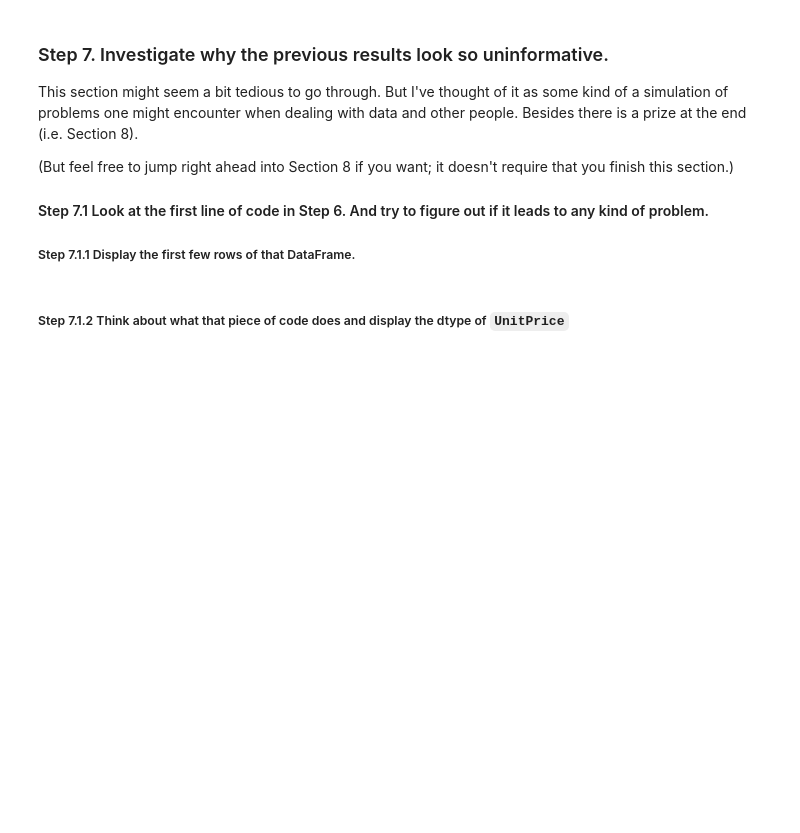
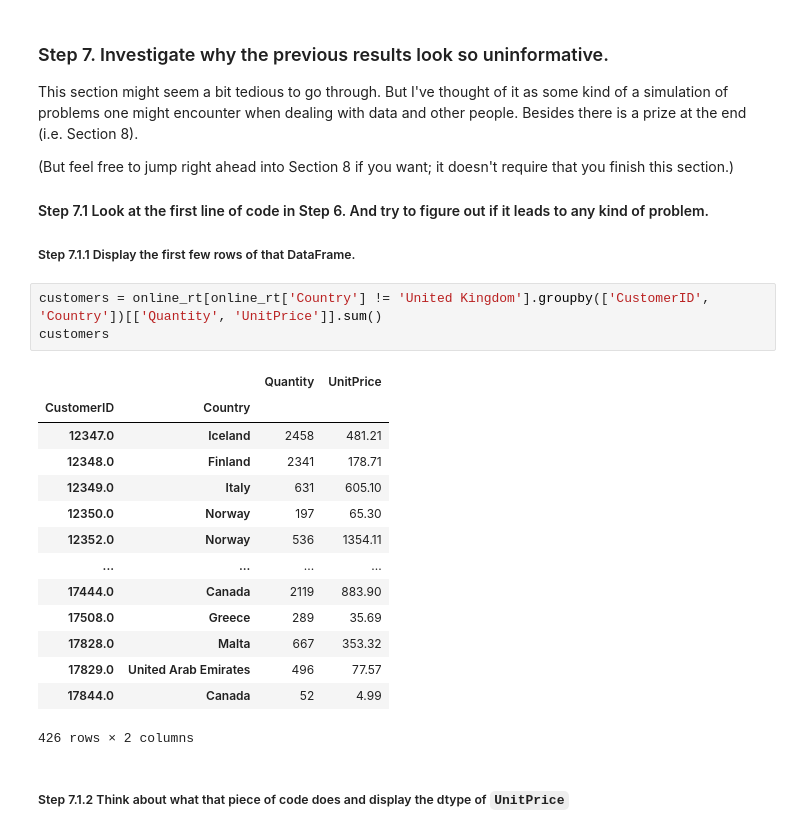
Before and after one commit to omj3424/Python_Programming_Study, a Jupyter notebook: pandas_exercises/07_Visualization/Online_Retail/Exercises.ipynb, the cells around one changed output. Drawn from its saved outputs; the diff is of its cells as text; blank space fills up the shorter version.

```diff
--- a/pandas_exercises/07_Visualization/Online_Retail/Exercises.ipynb
+++ b/pandas_exercises/07_Visualization/Online_Retail/Exercises.ipynb
@@ -130,5 +122,23 @@ This section might seem a bit tedious to go through. But I've thought of it as s
 
 #### Step 7.1 Look at the first line of code in Step 6. And try to figure out if it leads to any kind of problem.
 ##### Step 7.1.1 Display the first few rows of that DataFrame.
+# %%
+customers = online_rt[online_rt['Country'] != 'United Kingdom'].groupby(['CustomerID', 'Country'])[['Quantity', 'UnitPrice']].sum()
+customers
+# %% [output]
+|  |  | Quantity | UnitPrice |
+| CustomerID | Country |  |  |
+| 12347.0 | Iceland | 2458 | 481.21 |
+| 12348.0 | Finland | 2341 | 178.71 |
+| 12349.0 | Italy | 631 | 605.10 |
+| 12350.0 | Norway | 197 | 65.30 |
+| 12352.0 | Norway | 536 | 1354.11 |
+| ... | ... | ... | ... |
+| 17444.0 | Canada | 2119 | 883.90 |
+| 17508.0 | Greece | 289 | 35.69 |
+| 17828.0 | Malta | 667 | 353.32 |
+| 17829.0 | United Arab Emirates | 496 | 77.57 |
+| 17844.0 | Canada | 52 | 4.99 |
+426 rows × 2 columns
 # %% [markdown]
 ##### Step 7.1.2 Think about what that piece of code does and display the dtype of `UnitPrice`
```
Also changed, not shown: parts of 5 cells of this notebook.
